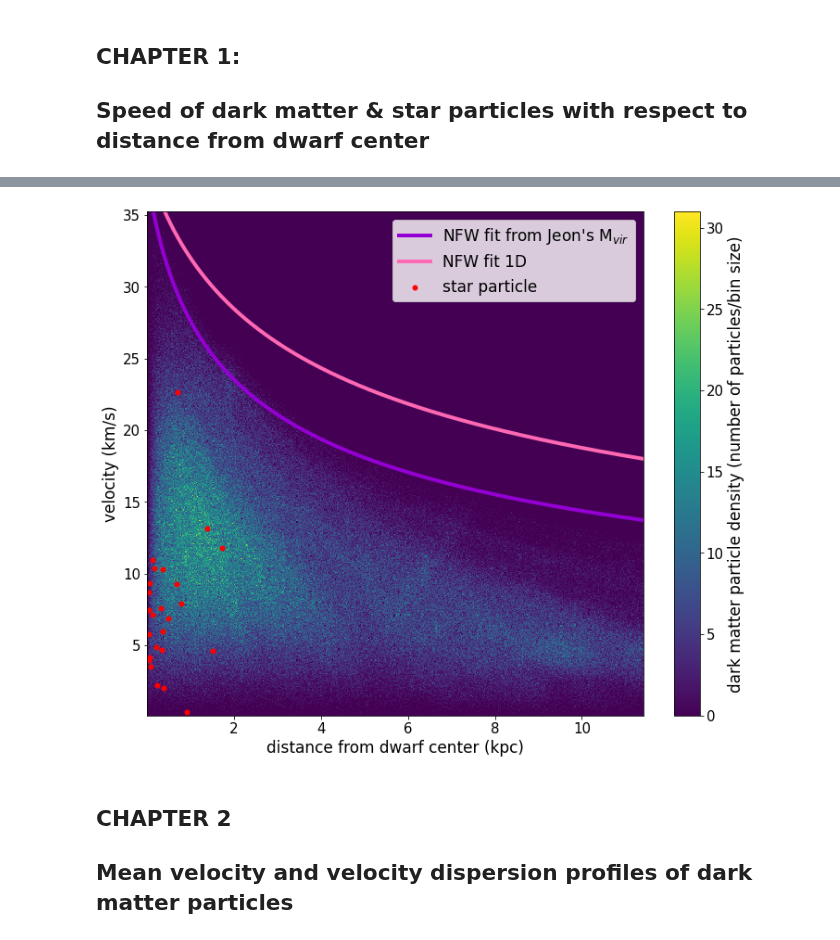
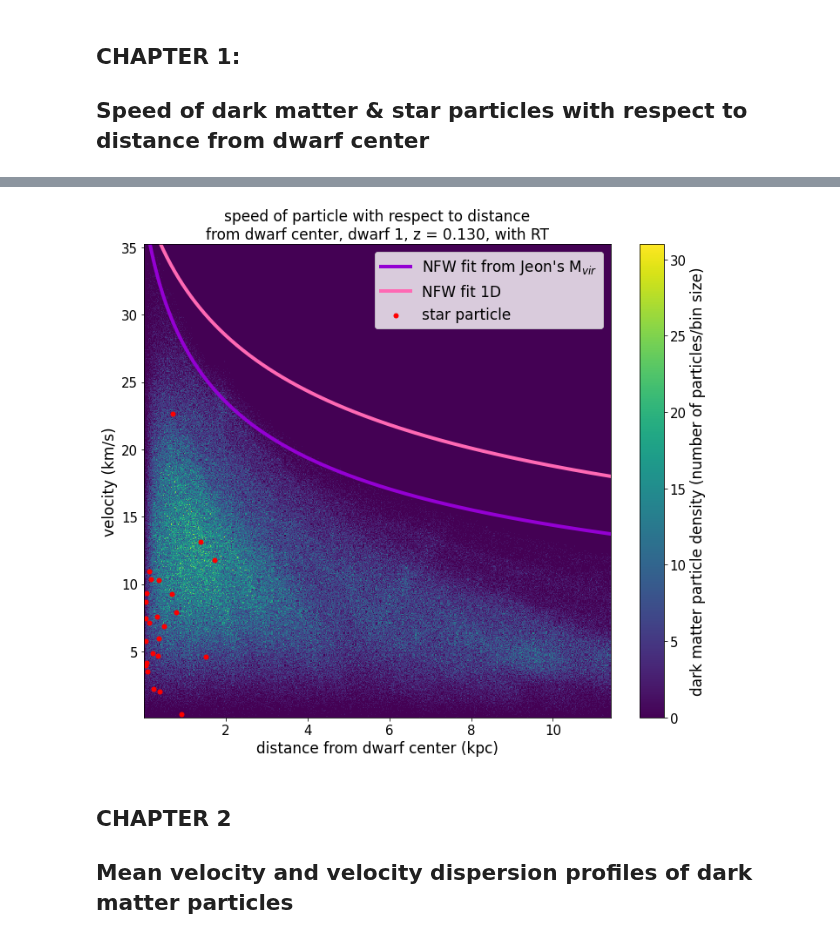
Before and after one commit to nguyenbinh1612/Binh_UFD, a Jupyter notebook: velocity/velocity_d1_RT.ipynb, the cells around one changed output, grey strips where cells are left out. Drawn from its saved outputs; the diff is of its cells as text; code cells hidden in the pictures.

```diff
--- a/velocity/velocity_d1_RT.ipynb
+++ b/velocity/velocity_d1_RT.ipynb
@@ -112,25 +84,25 @@ v_esc_Jeon = NFW_Jeon.v_esc(radius_array, 0.130, 30)
 # %%
 fig, ax = plt.subplots(figsize=[12, 10])
 
 plt.hist2d(r_dm_290, v_dm_new, bins=500, cmap='viridis')
 cbar = plt.colorbar()
 cbar.set_label(label='dark matter particle density (number of particles/bin size)', size=17)
 cbar.ax.tick_params(labelsize=15)
 
 plt.scatter(r_star_290, v_star_new, 25, color='red', label='star particle')
 plt.plot(radius_array, v_esc_Jeon, linewidth=4, color='darkviolet', label="NFW fit from Jeon's M$_{vir}$")
 plt.plot(radius_array, v_esc_1D, linewidth=4, color='hotpink', label='NFW fit 1D')
 
 plt.xlabel('distance from dwarf center (kpc)', fontsize=17)
 plt.ylabel('velocity (km/s)', fontsize=17) # using LATEX here!
-#plt.title('speed of particle with respect to distance\nfrom dwarf center, dwarf 1, z = 0.130, with RT', loc='center', fontsize=17)
+plt.title('speed of particle with respect to distance\nfrom dwarf center, dwarf 1, z = 0.130, with RT', loc='center', fontsize=17)
 plt.xticks(fontsize=15)
 plt.yticks(fontsize=15)
 plt.legend(loc='upper right', fontsize=17)
 
 plt.show()
 # %% [output]
-[figure, old version]
+[figure, new version]
 # %% [markdown]
 ## CHAPTER 2
 ## Mean velocity and velocity dispersion profiles of dark matter particles
```
Also changed, not shown: parts of 5 cells of this notebook, 17 other files.
